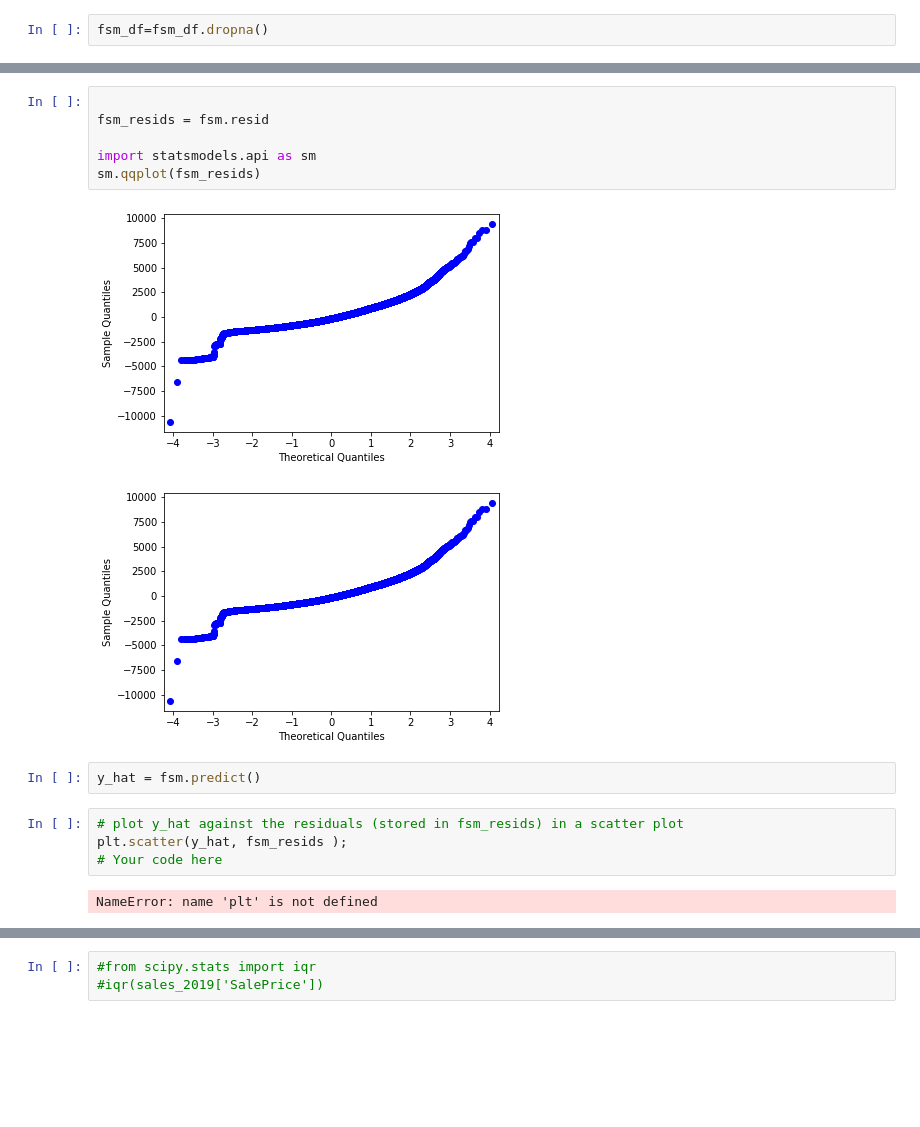
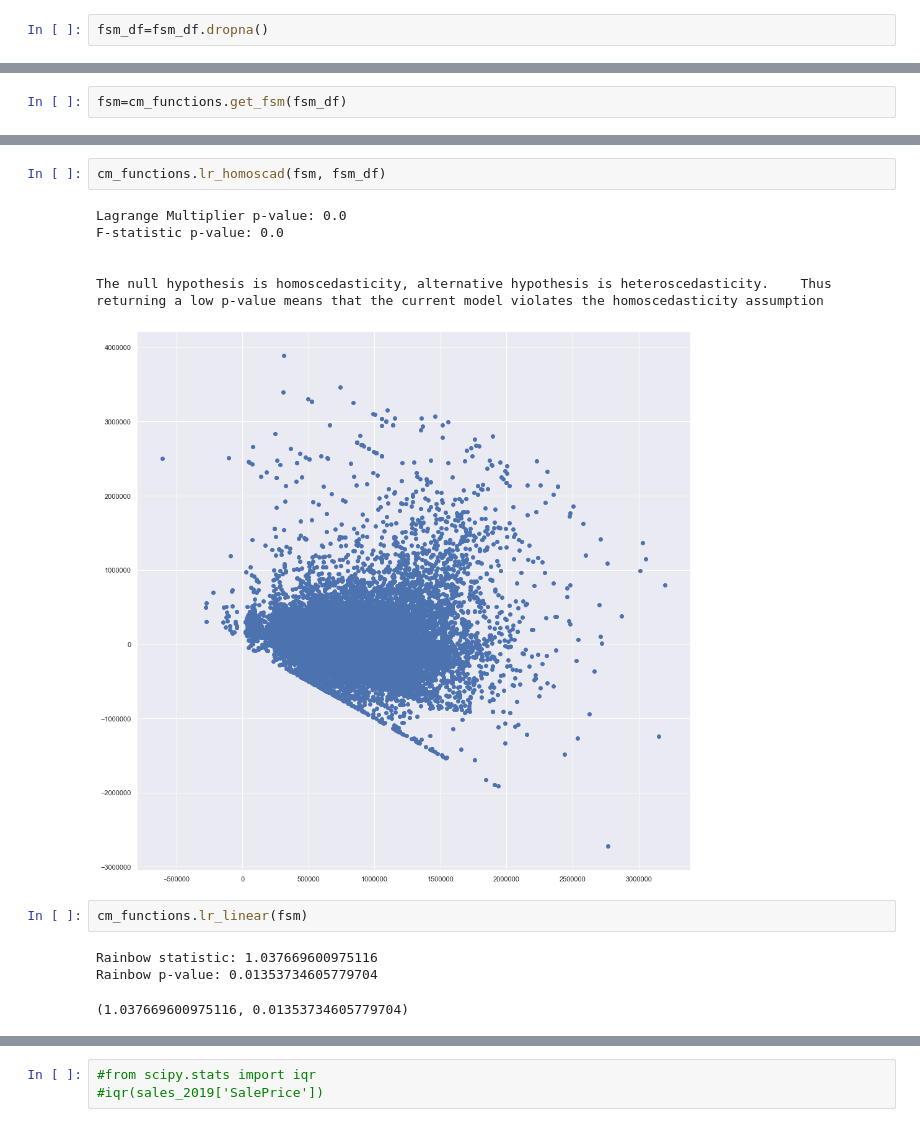
Before and after one commit to chum46/housing_sales_king_county, a Jupyter notebook: notebooks/exploratory/02_js_exploratory_questions_1.ipynb, the cells around one changed output, grey strips where cells are left out. Drawn from its saved outputs; the diff is of its cells as text; blank space fills up the shorter version.

```diff
--- a/notebooks/exploratory/02_js_exploratory_questions_1.ipynb
+++ b/notebooks/exploratory/02_js_exploratory_questions_1.ipynb
@@ -168,0 +195,2 @@ NameError: name 'formula' is not defined
+# %%
+fsm=cm_functions.get_fsm(fsm_df)
@@ -189,17 +241,15 @@ dtype: float64
-# %%
-
-fsm_resids = fsm.resid
-
-import statsmodels.api as sm
-sm.qqplot(fsm_resids)
-# %% [output]
-[figure, removed]
-[figure, removed]
-# %%
-y_hat = fsm.predict()
-# %%
-# plot y_hat against the residuals (stored in fsm_resids) in a scatter plot
-plt.scatter(y_hat, fsm_resids );
-# Your code here
-# %% [output]
-NameError: name 'plt' is not defined
+# %%
+cm_functions.lr_homoscad(fsm, fsm_df)
+# %% [output]
+Lagrange Multiplier p-value: 0.0
+F-statistic p-value: 0.0
+
+
+The null hypothesis is homoscedasticity, alternative hypothesis is heteroscedasticity.    Thus returning a low p-value means that the current model violates the homoscedasticity assumption
+[figure, added]
+# %%
+cm_functions.lr_linear(fsm)
+# %% [output]
+Rainbow statistic: 1.037669600975116
+Rainbow p-value: 0.01353734605779704
+(1.037669600975116, 0.01353734605779704)
```
Also changed, not shown: parts of 15 cells of this notebook, 4 other files.
